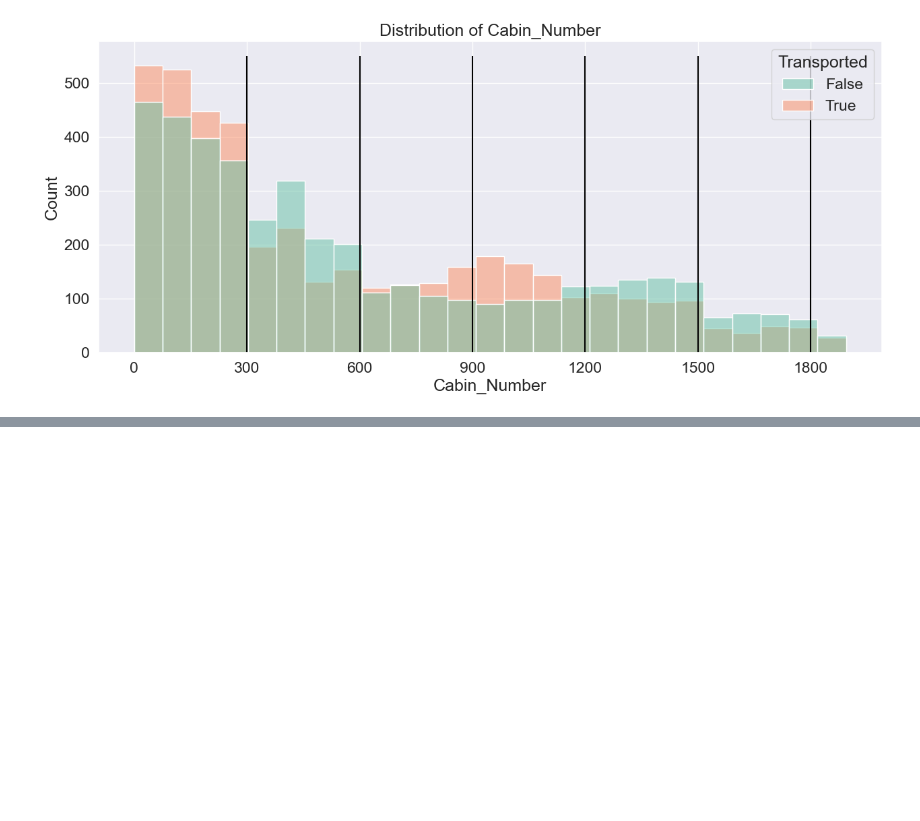
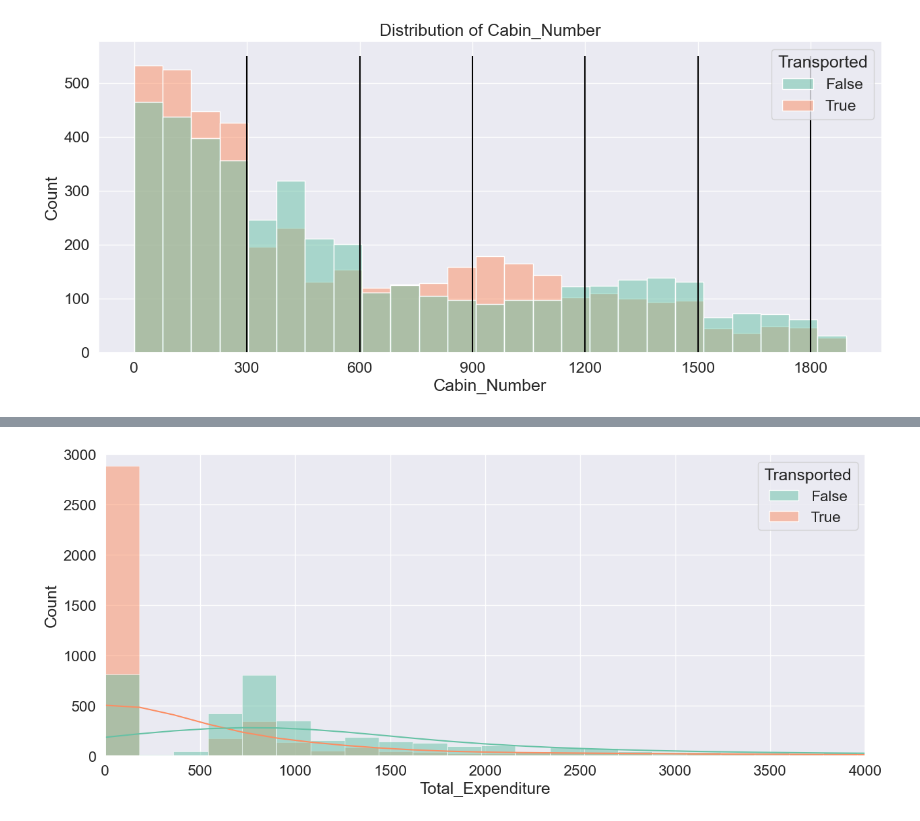
Before and after one commit to manishbhatia7/kaggle, a Jupyter notebook: input/spaceship-titanic/notebook.ipynb, the cells around one changed output, grey strips where cells are left out. Drawn from its saved outputs; the diff is of its cells as text; code cells hidden in the pictures; blank space fills up the shorter version.

```diff
--- a/input/spaceship-titanic/notebook.ipynb
+++ b/input/spaceship-titanic/notebook.ipynb
@@ -378,0 +432,8 @@ for idx,value in enumerate(cols):
+# %%
+plt.figure(figsize=(15,6))
+sns.histplot(x='Total_Expenditure',data=train_df,hue="Transported",palette="Set2",kde=True,bins=200)
+plt.xlim(0,4000)
+plt.ylim(0,3000)
+plt.show()
+# %% [output]
+[figure, added]
```
Also changed, not shown: parts of 8 cells of this notebook.
